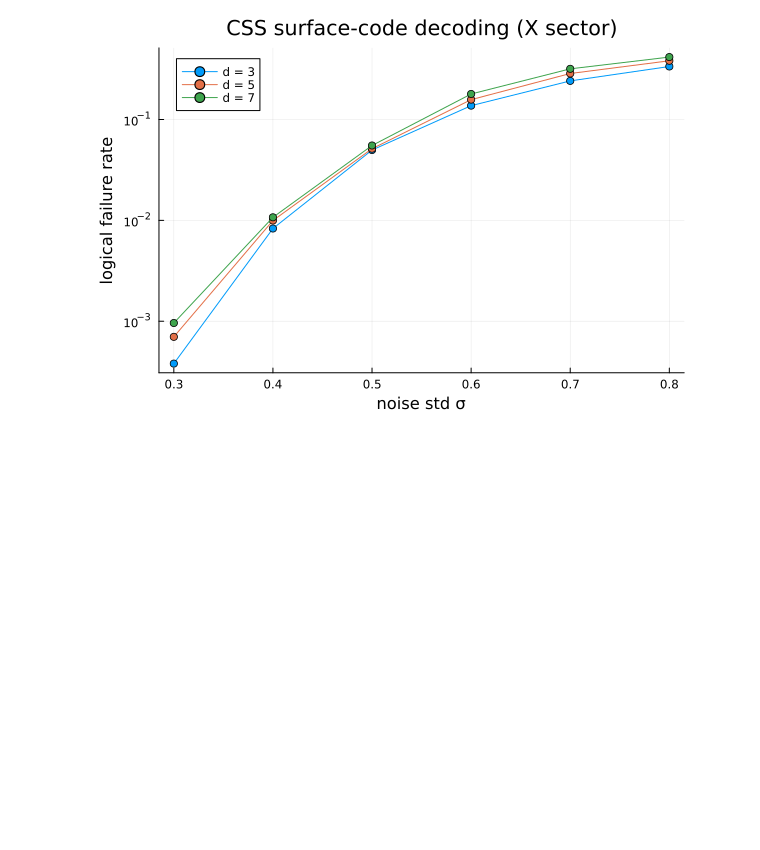
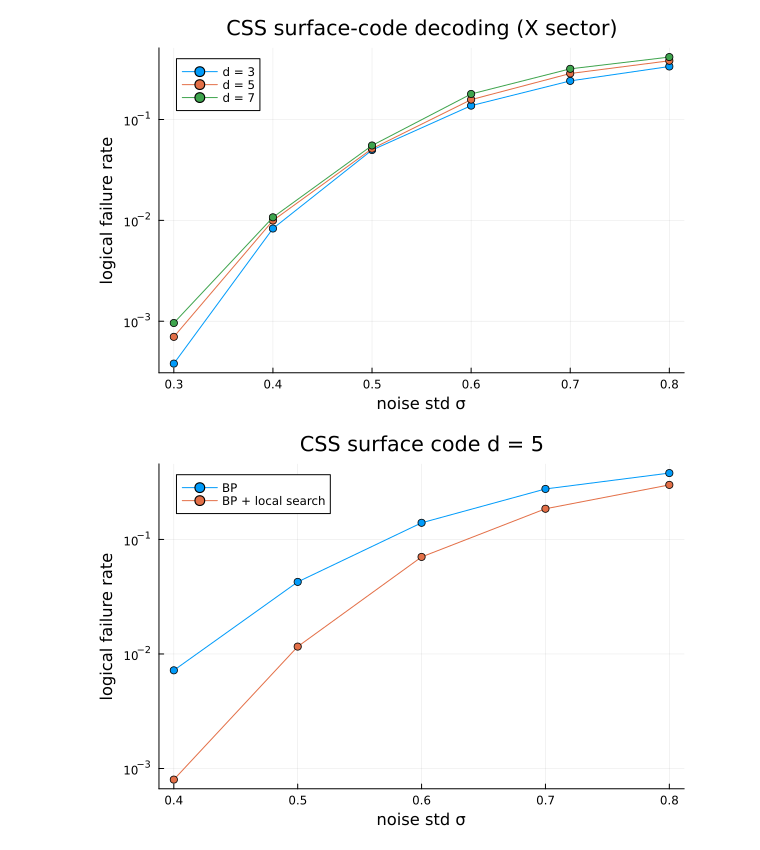
Before and after one commit to timohillmann/LatticeDecoder.jl, a Jupyter notebook: examples_new/surface_code_css_decode.ipynb, the cells around one changed output. Drawn from its saved outputs; the diff is of its cells as text; code cells hidden in the pictures; blank space fills up the shorter version.

```diff
--- a/examples_new/surface_code_css_decode.ipynb
+++ b/examples_new/surface_code_css_decode.ipynb
@@ -55,6 +55,12 @@ bp_estimate = run_serial_belief_propagation!(
 );
 
 decoded_integer_correction = hard_decision(bp_estimate, H);
+
+order = ones(Int64, size(G, 2));
+local_search_decoder = LocalSearch(length(order), G, order, false, false, false);
+local_search_integer_correction = copy(decoded_integer_correction);
+λ = abs.(H * bp_estimate) .% 1.0;
+local_search!(received, λ, local_search_integer_correction, local_search_decoder);
 # %% [markdown]
 Check whether the residual displacement is trivial up to the logical lattice.
 # %%
@@ -63,9 +69,14 @@ function is_not_logical_error(logical_check, residual; atol = 1e-5)
     return all(abs(x - round(x)) < atol for x in logical_coordinates)
 end
 
-correction = received - G * decoded_integer_correction;
-residual = error_vector - correction;
-println("BP is correct: ", is_not_logical_error(logical_check, residual))
-println("BP + logical is correct: ", is_not_logical_error(logical_check, residual + logicals[1, 1:half]))
+bp_correction = received - G * decoded_integer_correction;
+bp_residual = error_vector - bp_correction;
+
+local_search_correction = received - G * local_search_integer_correction;
+local_search_residual = error_vector - local_search_correction;
+
+println("BP is correct: ", is_not_logical_error(logical_check, bp_residual))
+println("BP + local search is correct: ", is_not_logical_error(logical_check, local_search_residual))
+println("BP + logical is correct: ", is_not_logical_error(logical_check, bp_residual + logicals[1, 1:half]))
 # %% [output]
 BP is correct: false
@@ -157,3 +192,61 @@ end
 p
 # %% [output]
 [figure]
+# %%
+## Compact BP versus local-search comparison
+comparison_distance = 5
+comparison_samples = 5_000
+comparison_sigmas = collect(range(0.4, 0.8; length = 5)) ./ sqrt(2 * pi)
+
+H_cmp, G_cmp = css_surface_code_sector(comparison_distance; basis = basis)
+comparison_order = [2, 2, 2]
+comparison_local_search_decoder = LocalSearch(
+    length(comparison_order),
+    G_cmp,
+    comparison_order,
+    false,
+    false,
+    false,
+)
+comparison_failure_rates = Dict{String, Vector{Float64}}()
+
+for (label, use_local_search) in ["BP" => false, "BP + local search" => true]
+    rates = Float64[]
+    for sigma in comparison_sigmas
+        failures = count(
+            _ -> css_decode_fails(
+                H_cmp,
+                G_cmp,
+                sigma;
+                decoder = "lsd",
+                search_interval = search_interval,
+                local_search = use_local_search,
+                local_search_decoder = use_local_search ? comparison_local_search_decoder : nothing,
+            ),
+            1:comparison_samples,
+        )
+        push!(rates, failures / comparison_samples)
+    end
+    comparison_failure_rates[label] = rates
+end
+
+p_compare = plot(
+    xlabel = "noise std σ",
+    ylabel = "logical failure rate",
+    title = "CSS surface code d = $(comparison_distance)",
+    legend = :topleft,
+    yscale = :log10,
+)
+
+for label in ["BP", "BP + local search"]
+    plot!(
+        p_compare,
+        comparison_sigmas * sqrt(2 * pi),
+        comparison_failure_rates[label];
+        marker = :circle,
+        label = label,
+    )
+end
+p_compare
+# %% [output]
+[figure, added]
```
Also changed, not shown: parts of 2 cells of this notebook, 3 other files.
